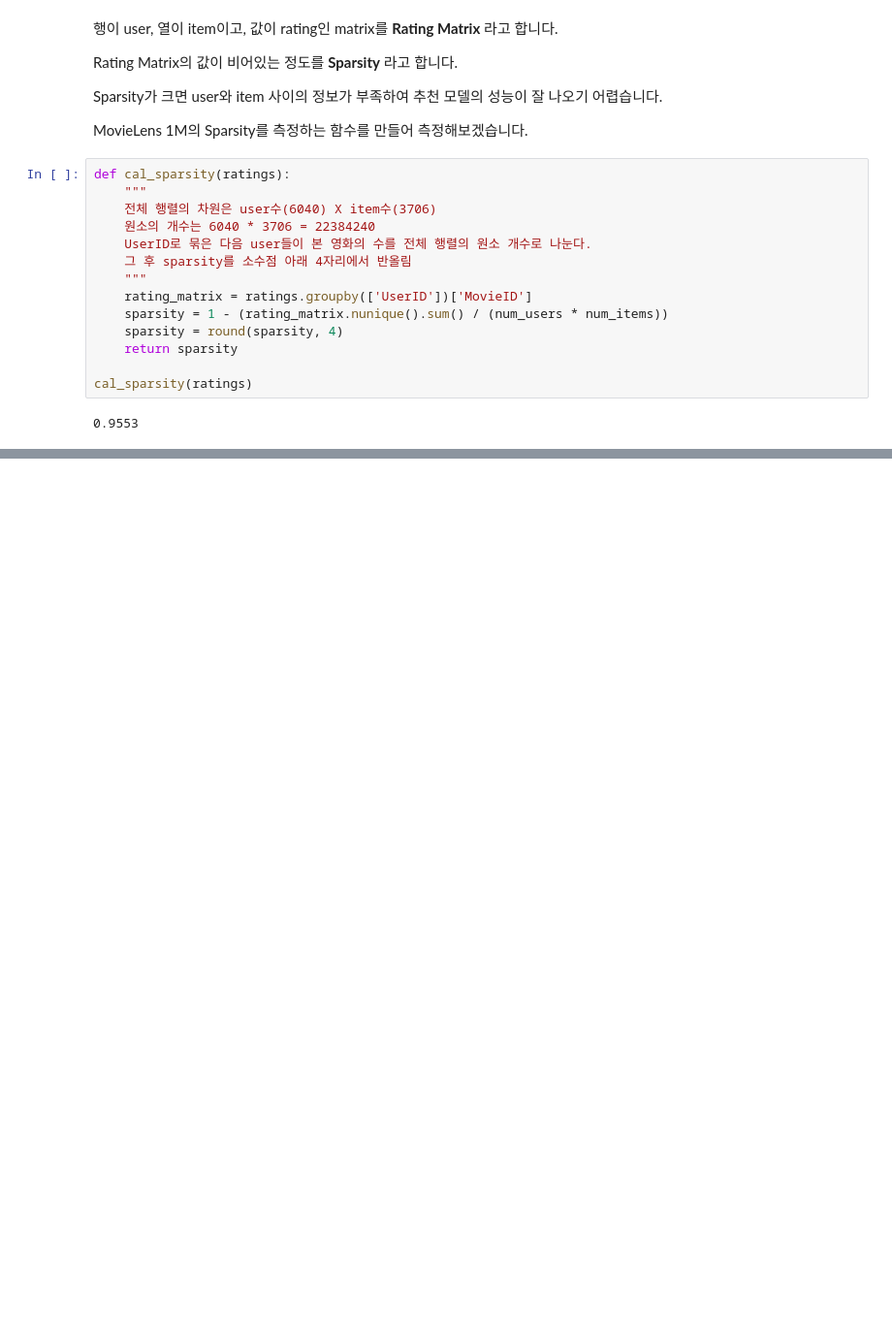
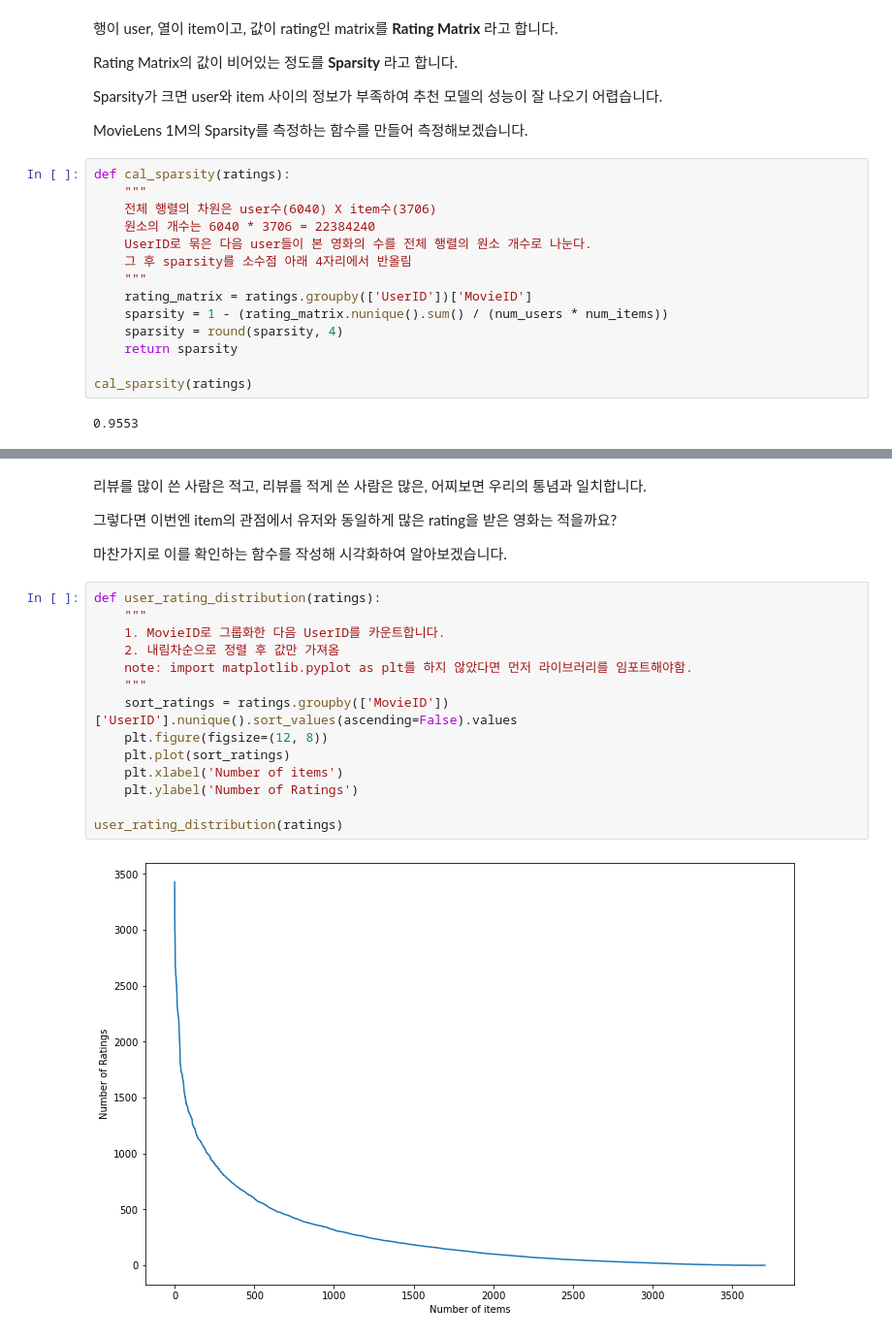
Before and after one commit to Haebuk/recommend, a Jupyter notebook: Movie_Lens/ml-1m/MovieLens_Data_Analysis_Recommendation.ipynb, the cells around one changed output, grey strips where cells are left out. Shown: that part at 97% size. Drawn from its saved outputs; the diff is of its cells as text; blank space fills up the shorter version.

```diff
--- a/Movie_Lens/ml-1m/MovieLens_Data_Analysis_Recommendation.ipynb
+++ b/Movie_Lens/ml-1m/MovieLens_Data_Analysis_Recommendation.ipynb
@@ -91,0 +108,22 @@ cal_sparsity(ratings)
+# %% [markdown]
+리뷰를 많이 쓴 사람은 적고, 리뷰를 적게 쓴 사람은 많은, 어찌보면 우리의 통념과 일치합니다.
+
+그렇다면 이번엔 item의 관점에서 유저와 동일하게 많은 rating을 받은 영화는 적을까요?
+
+마찬가지로 이를 확인하는 함수를 작성해 시각화하여 알아보겠습니다.
+# %%
+def user_rating_distribution(ratings):
+    """
+    1. MovieID로 그룹화한 다음 UserID를 카운트합니다.
+    2. 내림차순으로 정렬 후 값만 가져옴
+    note: import matplotlib.pyplot as plt를 하지 않았다면 먼저 라이브러리를 임포트해야함.
+    """
+    sort_ratings = ratings.groupby(['MovieID'])['UserID'].nunique().sort_values(ascending=False).values
+    plt.figure(figsize=(12, 8))
+    plt.plot(sort_ratings)
+    plt.xlabel('Number of items')
+    plt.ylabel('Number of Ratings')
+
+user_rating_distribution(ratings)
+# %% [output]
+[figure, added]
```
Also changed, not shown: parts of 19 cells of this notebook.
